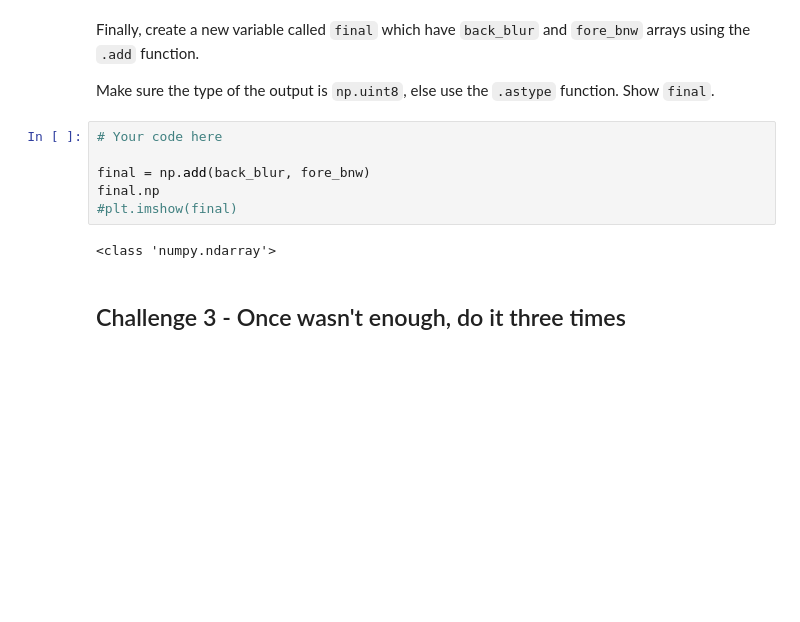
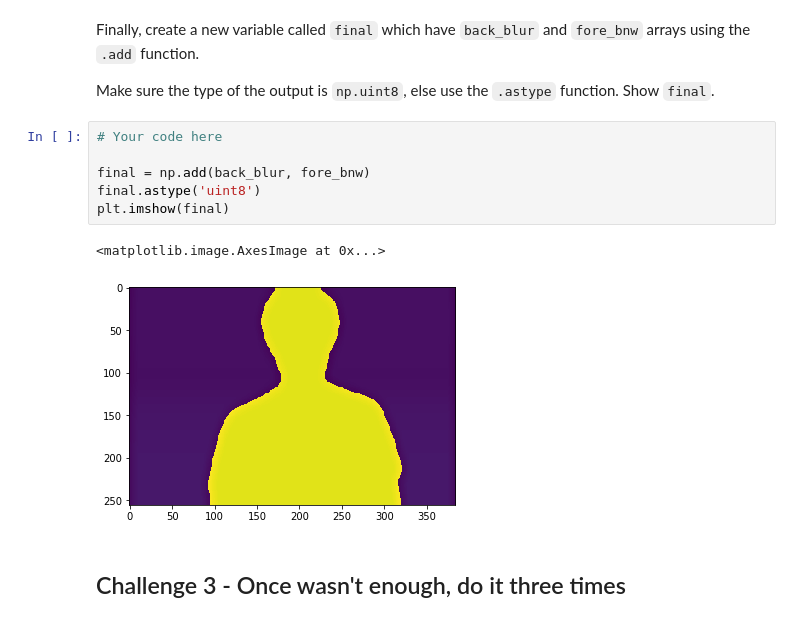
Before and after one commit to blancalluch/ImageSegmentation, a Jupyter notebook: main.ipynb, the cells around one changed output. Cells and saved outputs as stored; diff of their text form; blank space fills up the shorter version.

```diff
--- a/main.ipynb
+++ b/main.ipynb
@@ -204,11 +203,12 @@ Make sure the type of the output is `np.uint8`, else use the `.astype` function.
 # %%
 # Your code here
 
 final = np.add(back_blur, fore_bnw)
-final.np
-#plt.imshow(final)
+final.astype('uint8')
+plt.imshow(final)
 # %% [output]
-<class 'numpy.ndarray'>
+<matplotlib.image.AxesImage at 0x...>
+[figure, added]
 # %% [markdown]
 ## Challenge 3 -  Once wasn't enough, do it three times
 # %% [markdown]
```
Also changed, not shown: parts of 8 cells of this notebook.
